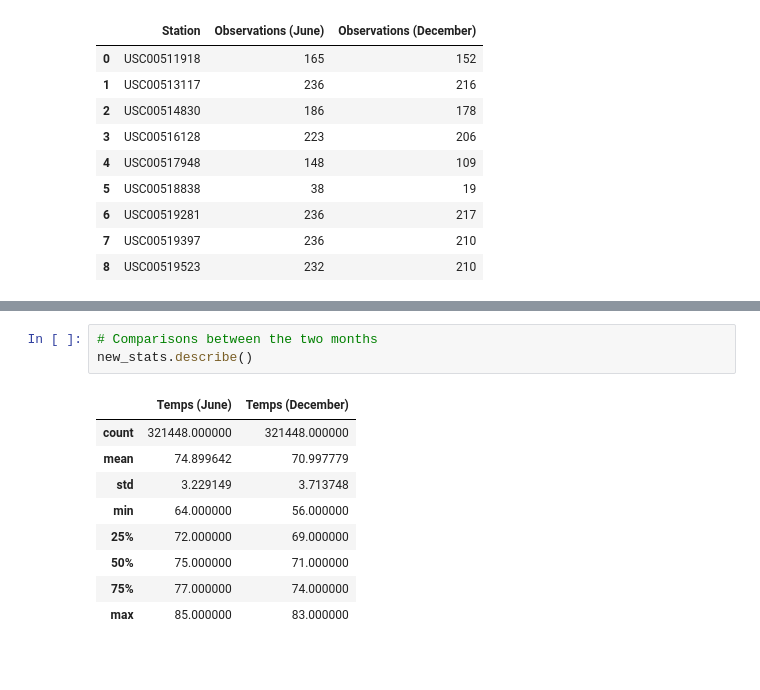
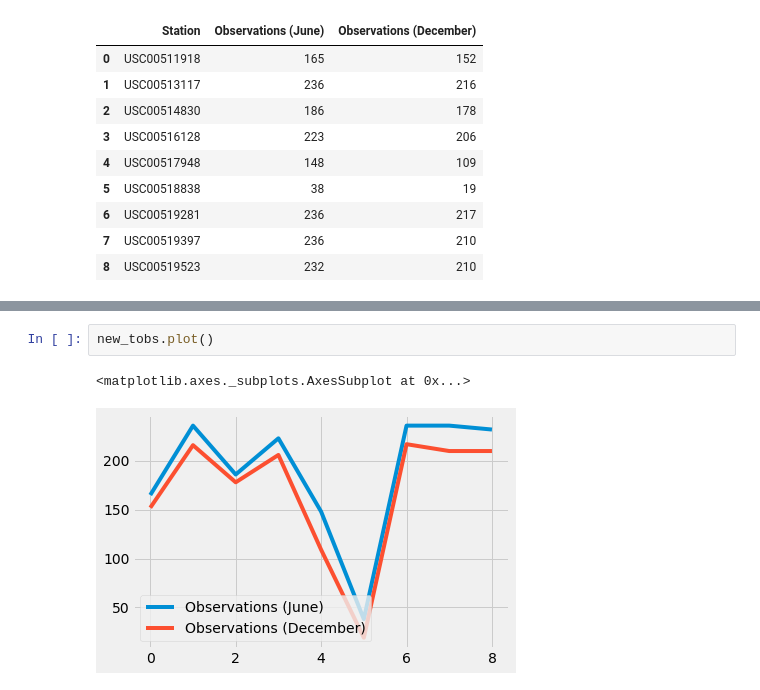
Before and after one commit to mhvarner/surfs_up, a Jupyter notebook: climate_analysis-Challenge.ipynb, the cells around one changed output, grey strips where cells are left out. Cells and saved outputs as stored; diff of their text form; blank space fills up the shorter version.

```diff
--- a/climate_analysis-Challenge.ipynb
+++ b/climate_analysis-Challenge.ipynb
@@ -401,13 +371,5 @@ new_stats
-# %%
-# Comparisons between the two months
-new_stats.describe()
-# %% [output]
-|  | Temps (June) | Temps (December) |
-| count | 321448.000000 | 321448.000000 |
-| mean | 74.899642 | 70.997779 |
-| std | 3.229149 | 3.713748 |
-| min | 64.000000 | 56.000000 |
-| 25% | 72.000000 | 69.000000 |
-| 50% | 75.000000 | 71.000000 |
-| 75% | 77.000000 | 74.000000 |
-| max | 85.000000 | 83.000000 |
+# %%
+new_tobs.plot()
+# %% [output]
+<matplotlib.axes._subplots.AxesSubplot at 0x...>
+[figure, added]
```
Also changed, not shown: parts of 11 cells of this notebook.
